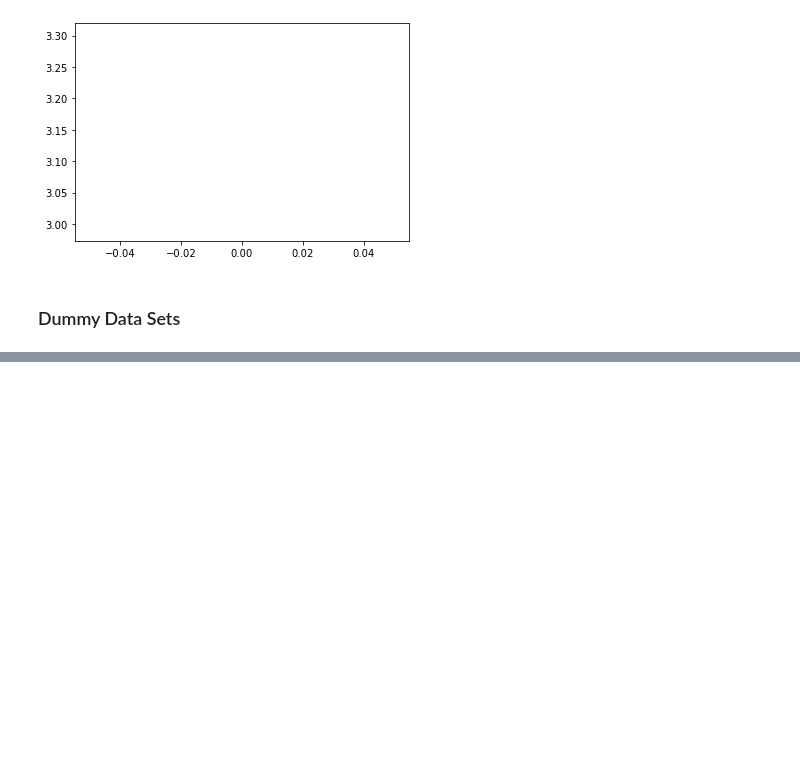
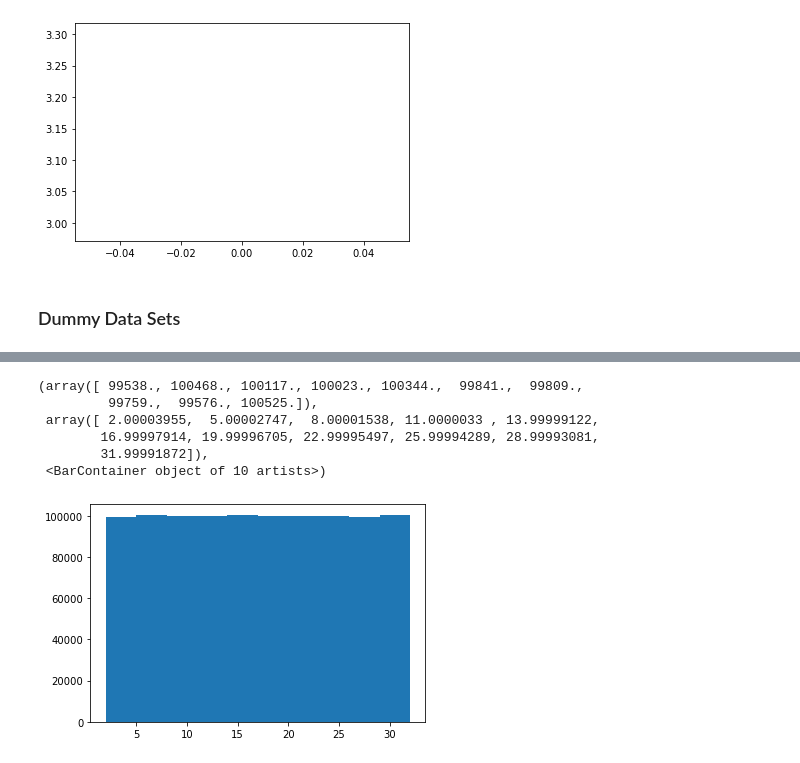
Before and after one commit to JorgeGarcia20/Machine_learning, a Jupyter notebook: T2 - 2 - Data Cleaning -Funciones de distribucion de probabilidad.ipynb, the cells around one changed output, grey strips where cells are left out. Cells and saved outputs as stored; diff of their text form; code cells hidden in the pictures; blank space fills up the shorter version.

```diff
--- a/T2 - 2 - Data Cleaning -Funciones de distribucion de probabilidad.ipynb
+++ b/T2 - 2 - Data Cleaning -Funciones de distribucion de probabilidad.ipynb
@@ -134,0 +163,10 @@ data
+# %%
+plt.hist(data['C'])
+# %% [output]
+(array([ 99538., 100468., 100117., 100023., 100344.,  99841.,  99809.,
+         99759.,  99576., 100525.]),
+ array([ 2.00003955,  5.00002747,  8.00001538, 11.0000033 , 13.99999122,
+        16.99997914, 19.99996705, 22.99995497, 25.99994289, 28.99993081,
+        31.99991872]),
+ <BarContainer object of 10 artists>)
+[figure, added]
```
Also changed, not shown: parts of 18 cells of this notebook.
